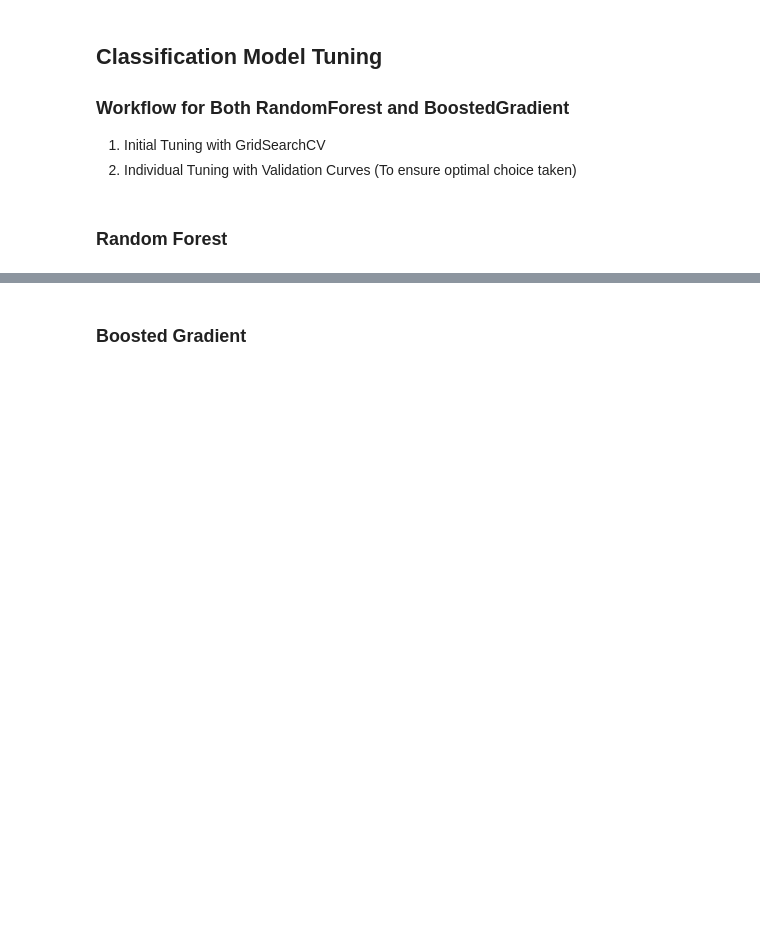
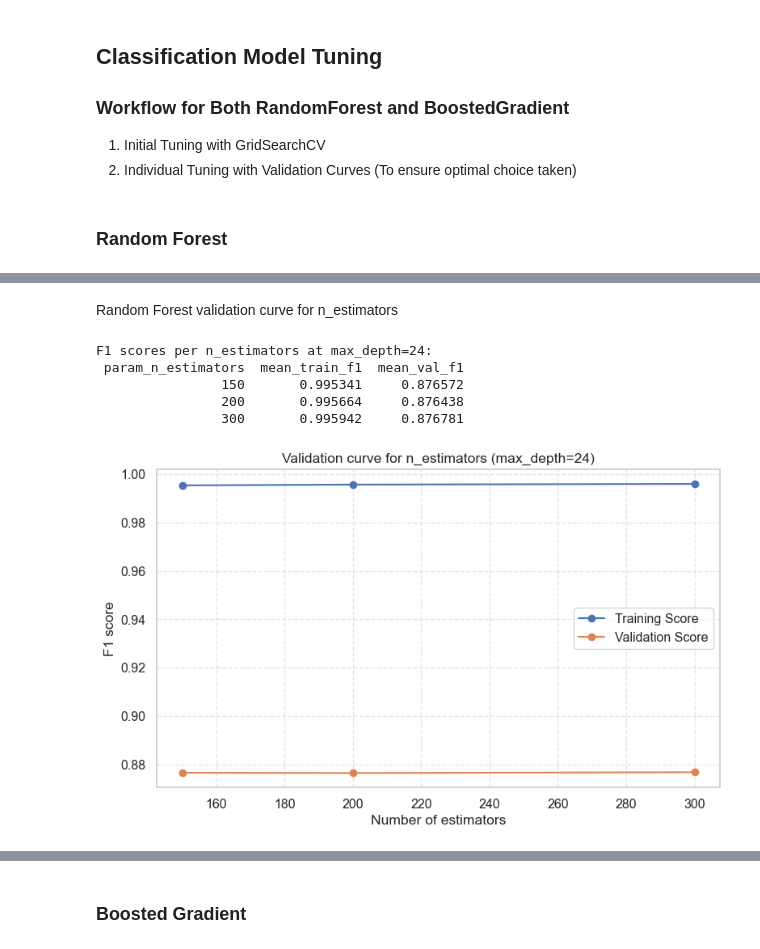
Before and after one commit to wymenlim/CSC3105, a Jupyter notebook: code/classification.ipynb, the cells around one changed output, grey strips where cells are left out. Saved outputs shown, nothing was run; the diff lists cells and outputs as text; code cells hidden in the pictures; blank space fills up the shorter version.

Commit message:
Update classification.ipynb
Add the fine tuning for Random Forest

```diff
--- a/code/classification.ipynb
+++ b/code/classification.ipynb
@@ -116,0 +199,50 @@ weighted avg       0.88      0.88      0.88      8400
+# %% [markdown]
+Random Forest validation curve for n_estimators
+# %%
+# Validation curve for n_estimators (F1 score)
+import matplotlib.pyplot as plt
+
+# Ensure we have the cv_results_ as a DataFrame
+try:
+    cv_results_df = results
+except NameError:
+    # fall back to grid.cv_results_ if results is not defined
+    cv_results_df = pd.DataFrame(grid.cv_results_)
+
+# Filter to max_depth = 24 so we only look at that depth
+target_max_depth = 24
+cv_results_df_md24 = cv_results_df[cv_results_df["param_max_depth"] == target_max_depth]
+
+# Group by n_estimators at the chosen max_depth
+summary_n = (
+    cv_results_df_md24
+    .groupby("param_n_estimators")
+    .agg(
+        mean_train_f1=("mean_train_f1", "mean"),
+        mean_val_f1=("mean_test_f1", "mean"),
+    )
+    .reset_index()
+    .sort_values("param_n_estimators")
+)
+
+print(f"\nF1 scores per n_estimators at max_depth={target_max_depth}:")
+print(summary_n.to_string(index=False))
+
+# Plot validation curve
+plt.figure(figsize=(8, 5))
+plt.plot(summary_n["param_n_estimators"], summary_n["mean_train_f1"], marker="o", label="Training Score")
+plt.plot(summary_n["param_n_estimators"], summary_n["mean_val_f1"], marker="o", label="Validation Score")
+plt.xlabel("Number of estimators")
+plt.ylabel("F1 score")
+plt.title(f"Validation curve for n_estimators (max_depth={target_max_depth})")
+plt.grid(True, linestyle="--", alpha=0.5)
+plt.legend()
+plt.tight_layout()
+plt.show()
+# %% [output]
+F1 scores per n_estimators at max_depth=24:
+ param_n_estimators  mean_train_f1  mean_val_f1
+                150       0.995341     0.876572
+                200       0.995664     0.876438
+                300       0.995942     0.876781
+[figure, added]
```
Also changed, not shown: parts of 8 cells of this notebook.
